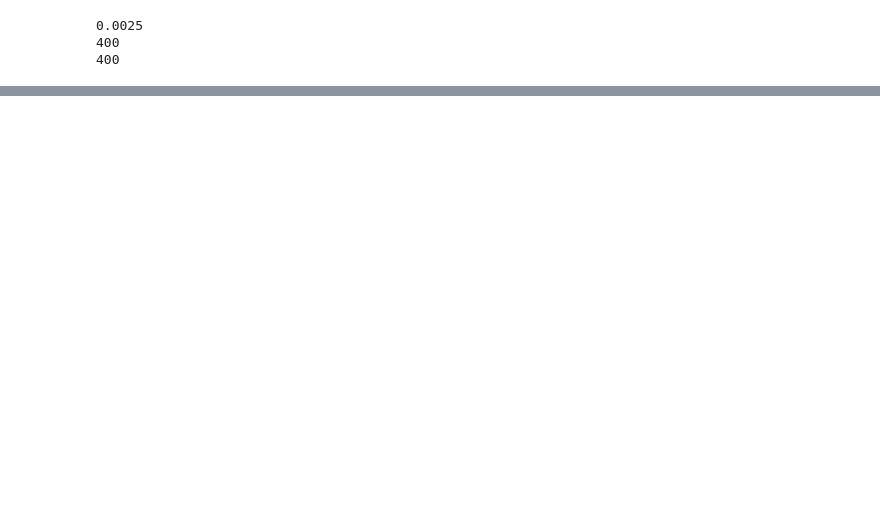
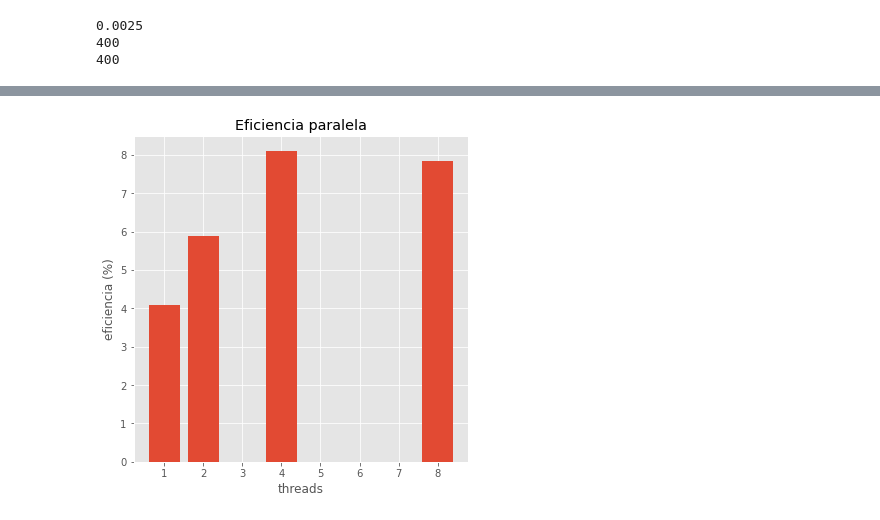
Before and after one commit to antoniomedeiros1/poisson-2d, a Jupyter notebook: results.ipynb, the cells around one changed output, grey strips where cells are left out. Saved outputs shown, nothing was run; the diff lists cells and outputs as text; code cells hidden in the pictures; blank space fills up the shorter version.

```diff
--- a/results.ipynb
+++ b/results.ipynb
@@ -43,0 +91,9 @@ print(M)
+# %%
+plt.figure(figsize=(6, 6))
+plt.bar(threads, eficiencia)
+plt.title('Eficiencia paralela')
+plt.xlabel('threads')
+plt.ylabel('eficiencia (%)')
+plt.show()
+# %% [output]
+[figure, added]
```
Also changed, not shown: parts of 13 cells of this notebook, 1 other file.
